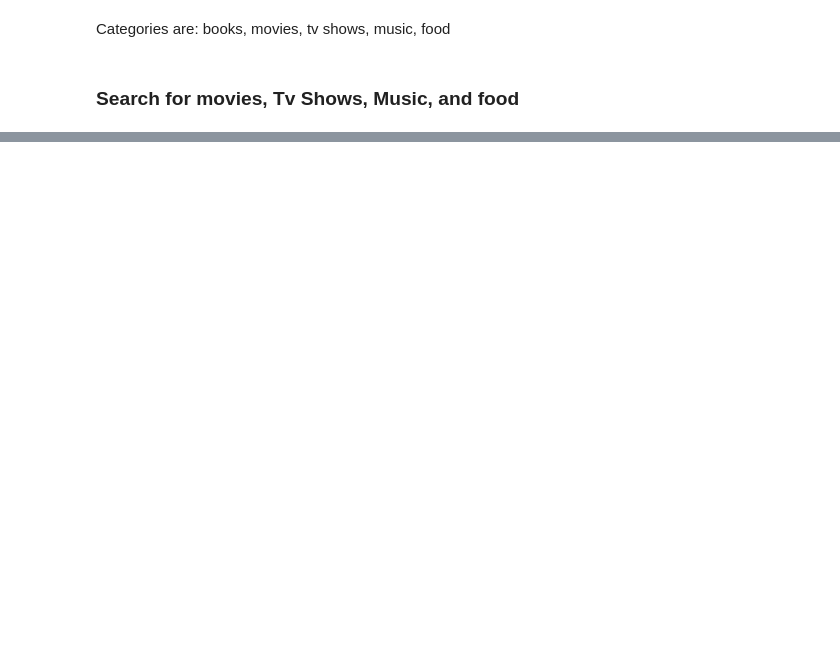
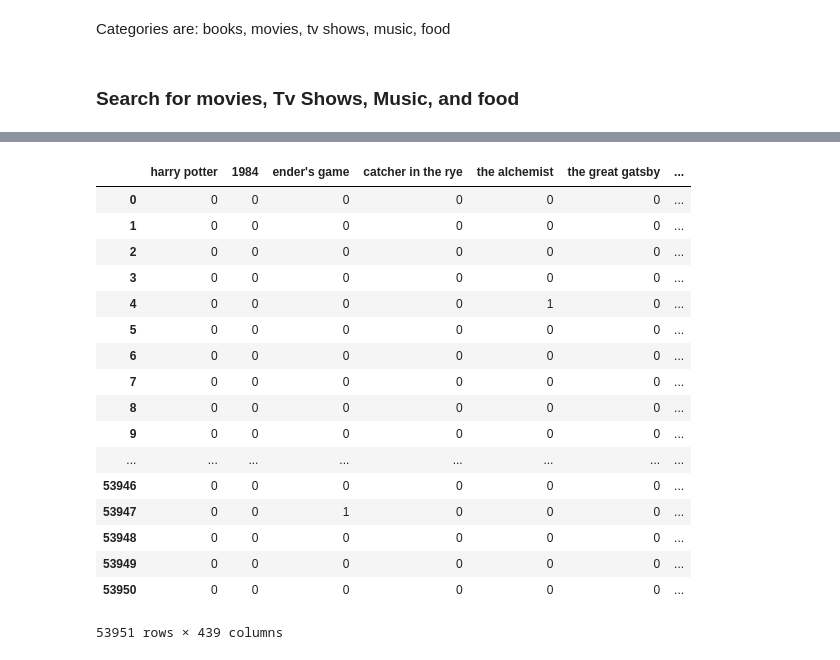
Before and after one commit to rebeku/OKC, a Jupyter notebook: Code/BooksBandsMoviesTvFood.ipynb, the cells around one changed output, grey strips where cells are left out. Cells and saved outputs as stored; diff of their text form; code cells hidden in the pictures; blank space fills up the shorter version.

Commit message:
save counts of faves to new df

```diff
--- a/Code/BooksBandsMoviesTvFood.ipynb
+++ b/Code/BooksBandsMoviesTvFood.ipynb
@@ -60,7 +60,7 @@ def find_lists(essay):
     try:
         SA = essay_to_words(essay)
     except:
-        pass
+        return ''
 
 
     # Save lists for each category
@@ -111,8 +111,7 @@ def find_lists(essay):
             cats[cat] += 1
     except:
         pass
+    return essay
 # %%
-# Why does this keep printing 'None' for every single essay?
-
 # Save urls for later analysis?
-okc.essay4.apply(find_lists)
+okc.essay4 = okc.essay4.apply(find_lists)
@@ -171,3 +152,13 @@ top_movies = most_pop(movies)
 top_tv = most_pop(tv)
 top_music = most_pop(music)
 top_food = most_pop(food)
+# %%
+# Extract feature names from top_books
+features = [book[0] for book in top_books]
+book_df = pd.DataFrame(index=okc.index, columns=features)
+# %%
+for user in book_df.index:
+    print user
+    for col in book_df.columns:
+        # search essay4 for each feature
+        book_df.ix[user, col] = okc.ix[user,'essay4'].count(col)
@@ -174,3 +183,27 @@ top_food = most_pop(food)
+# %%
+# Save for later
+
+
+book_df
+# %% [output]
+|  | harry potter | 1984 | ender's game | catcher in the rye | the alchemist | the great gatsby | ... |
+| 0 | 0 | 0 | 0 | 0 | 0 | 0 | ... |
+| 1 | 0 | 0 | 0 | 0 | 0 | 0 | ... |
+| 2 | 0 | 0 | 0 | 0 | 0 | 0 | ... |
+| 3 | 0 | 0 | 0 | 0 | 0 | 0 | ... |
+| 4 | 0 | 0 | 0 | 0 | 1 | 0 | ... |
+| 5 | 0 | 0 | 0 | 0 | 0 | 0 | ... |
+| 6 | 0 | 0 | 0 | 0 | 0 | 0 | ... |
+| 7 | 0 | 0 | 0 | 0 | 0 | 0 | ... |
+| 8 | 0 | 0 | 0 | 0 | 0 | 0 | ... |
+| 9 | 0 | 0 | 0 | 0 | 0 | 0 | ... |
+| ... | ... | ... | ... | ... | ... | ... | ... |
+| 53946 | 0 | 0 | 0 | 0 | 0 | 0 | ... |
+| 53947 | 0 | 0 | 1 | 0 | 0 | 0 | ... |
+| 53948 | 0 | 0 | 0 | 0 | 0 | 0 | ... |
+| 53949 | 0 | 0 | 0 | 0 | 0 | 0 | ... |
+| 53950 | 0 | 0 | 0 | 0 | 0 | 0 | ... |
+53951 rows × 439 columns
 # %%
 # Next steps:
 # combine top stuff
```
Also changed, not shown: parts of 4 cells of this notebook, 1 other file.
